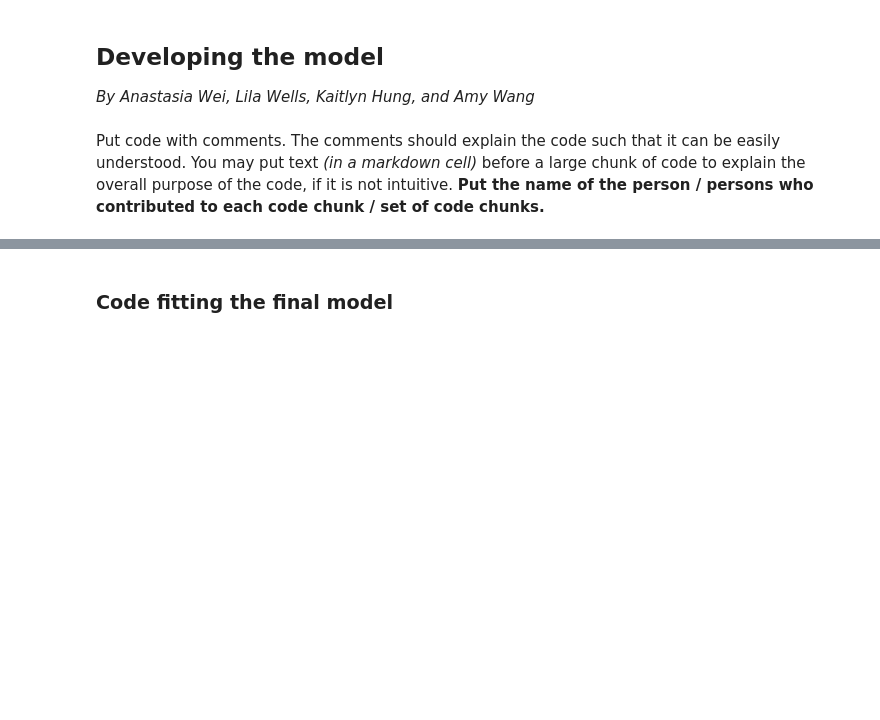
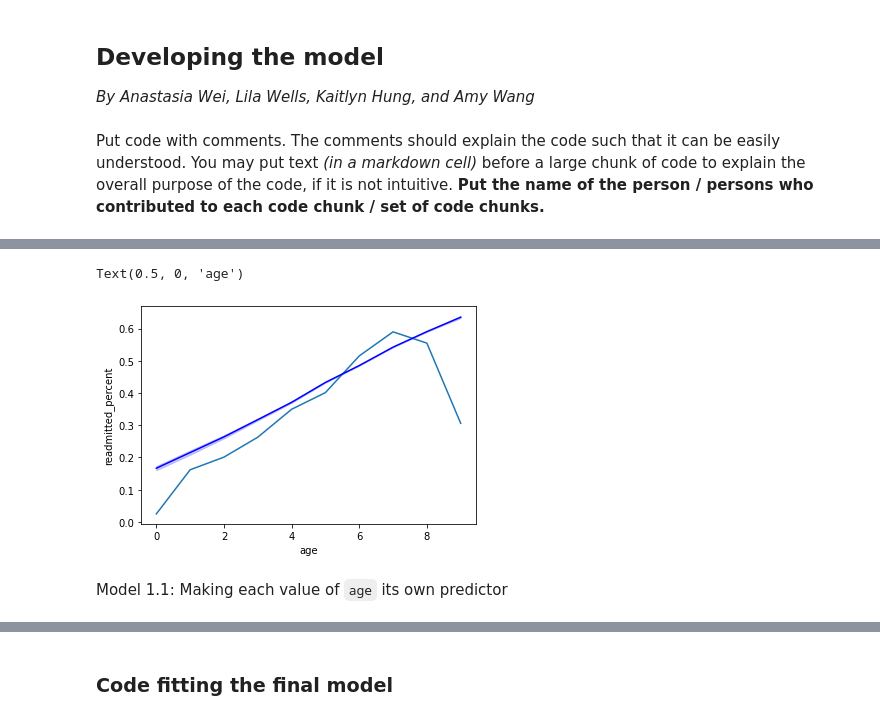
Before and after one commit to AnastasiaKWei/Saturn, a Jupyter notebook: Project Code Saturn.ipynb, the cells around one changed output, grey strips where cells are left out. Drawn from its saved outputs; the diff is of its cells as text; code cells hidden in the pictures; blank space fills up the shorter version.

Commit message:
Add model optimization code and metrics into project report, for 12 models

```diff
--- a/Project Code Saturn.ipynb
+++ b/Project Code Saturn.ipynb
@@ -268,3 +322,18 @@ train.to_csv('train.csv')
+# %%
+dummy_preds = ["age", "time_in_hospital", "admission_type_id", "discharge_disposition_id", "admission_source_id", "diag_1", "diag_2"]
+train1_dummy = train1.copy()
+test_dummy = test.copy()
+vars = []
+
+for pred in dummy_preds:
+    dummy_train = pd.get_dummies(train1.loc[:, pred])
+    dummy_train.columns = [pred + str(x) for x in dummy_train.columns]
+    train1_dummy = pd.concat([train1_dummy, dummy_train], axis=1)
+    vars.append(list(dummy_train.columns))
+
+    dummy_test = pd.get_dummies(test.loc[:, pred])
+    dummy_test.columns = [pred + str(x) for x in dummy_test.columns]
+    test_dummy = pd.concat([test_dummy, dummy_test], axis=1)
 # %% [markdown]
 ## Exploratory data analysis
 *By Anastasia Wei, Lila Wells, Kaitlyn Hung, and Amy Wang*
@@ -277,0 +407,10 @@ Put code with comments. The comments should explain the code such that it can be
+# %%
+# Understand the baseline model: investigate how well the logit_model predicts hospital readmission based on age -- training data
+age_data = train1.groupby('age')['readmitted'].agg([('readmitted_percent','mean'),('nobs','count')]).reset_index(drop=False)
+train1_dummy["age_ind"] =  train1_dummy["age"].map({5: 0, 15: 1, 25: 2, 35: 3, 45: 4, 55: 5, 65: 6, 75: 7, 85: 8, 95: 9, 105: 10})
+sns.lineplot(x = age_data.index, y= age_data['readmitted_percent'])
+sns.lineplot(x = 'age_ind', y= logit_model.predict(train1_dummy), data = train1_dummy, color = 'blue')
+plt.xlabel('age')
+# %% [output]
+Text(0.5, 0, 'age')
+[figure, added]
@@ -277,0 +439,2 @@ Put code with comments. The comments should explain the code such that it can be
+# %% [markdown]
+Model 1.1: Making each value of `age` its own predictor
```
Also changed, not shown: parts of 55 cells of this notebook.
